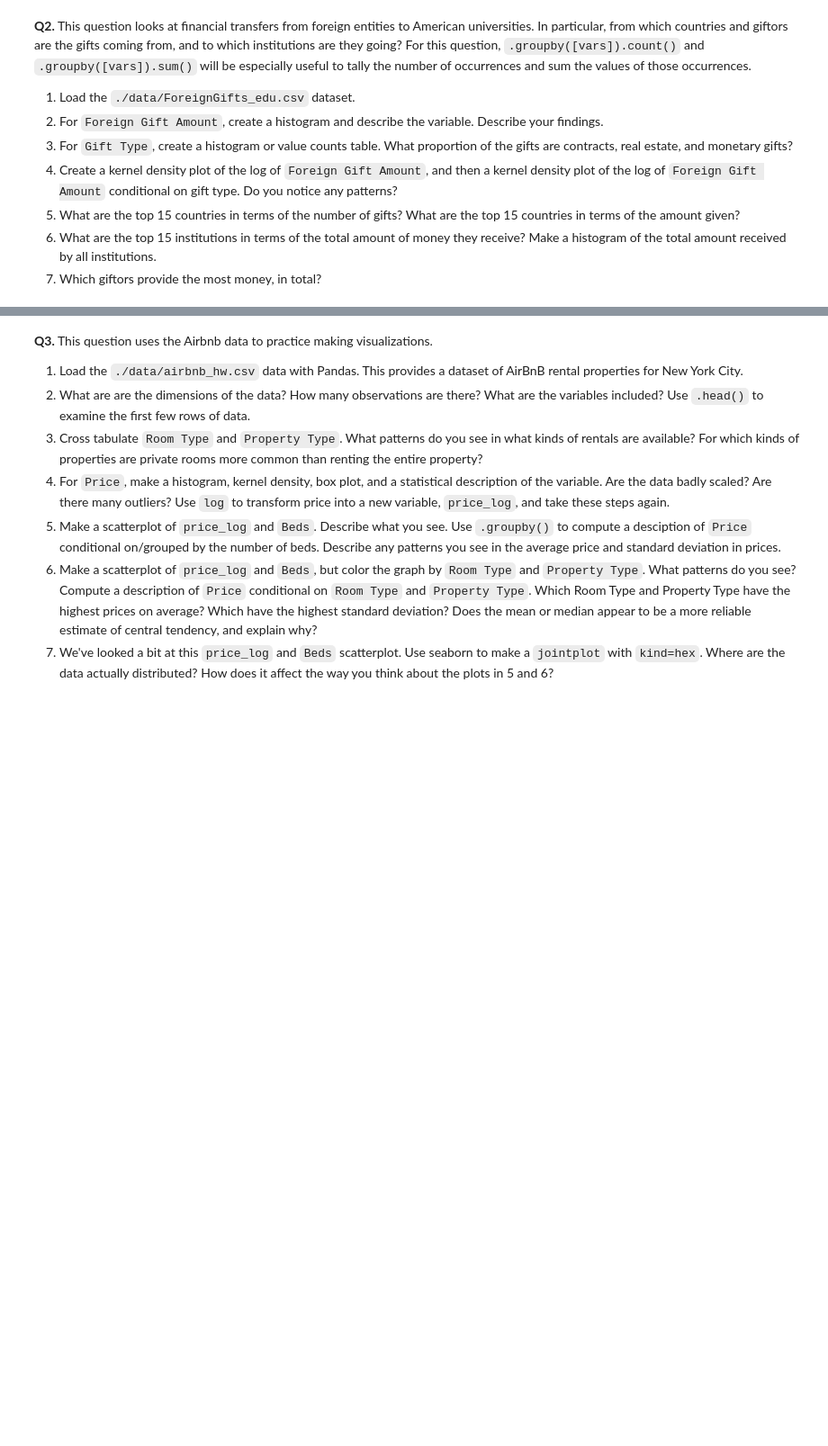
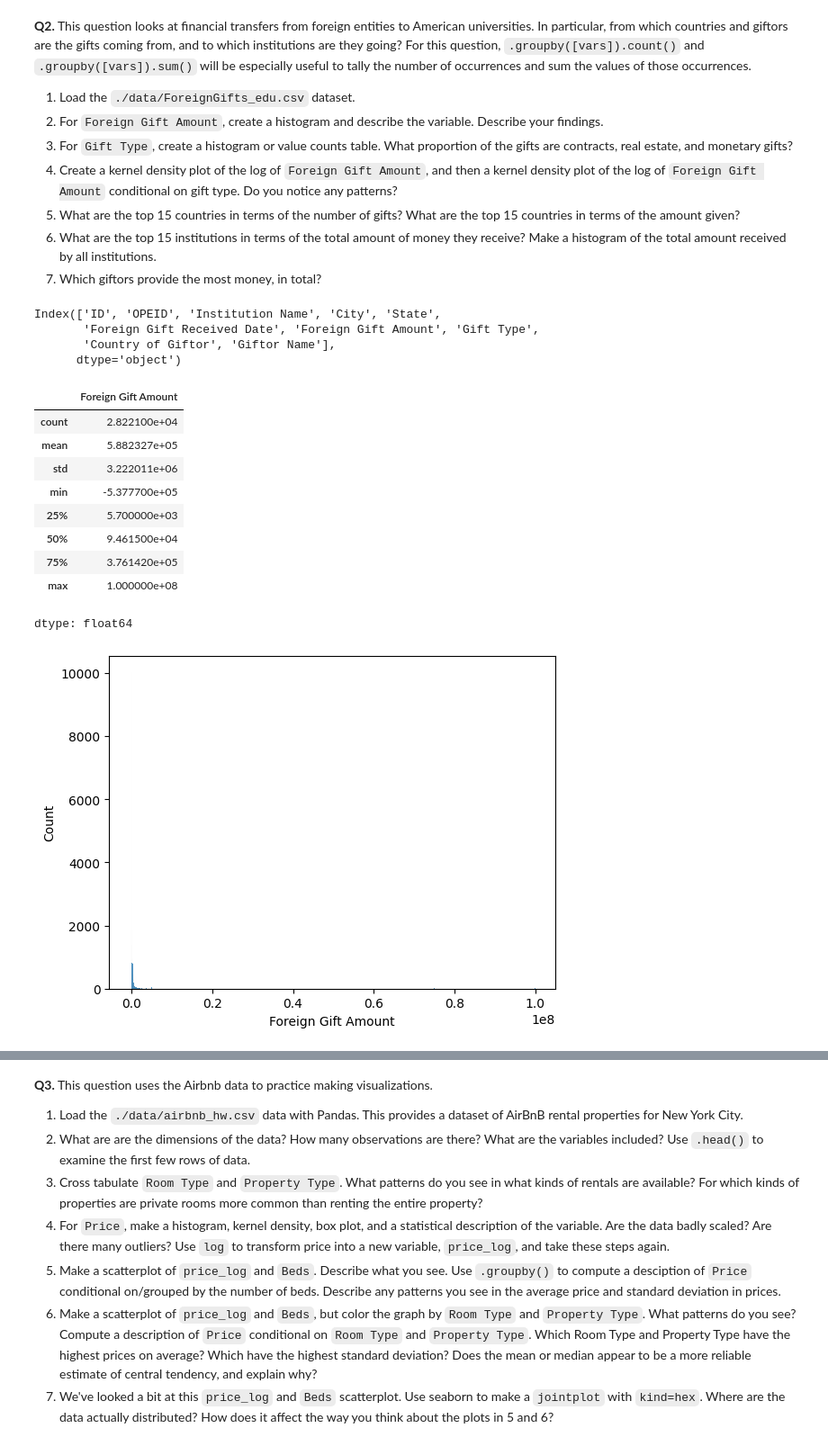
Before and after one commit to hasitanalluri/EDA, a Jupyter notebook: assignment/assignment.ipynb, the cells around one changed output, grey strips where cells are left out. Shown at 90% size. Saved outputs shown, nothing was run; the diff lists cells and outputs as text; code cells hidden in the pictures; blank space fills up the shorter version.

```diff
--- a/assignment/assignment.ipynb
+++ b/assignment/assignment.ipynb
@@ -44,3 +38,31 @@ PDF of calculations uploaded into my repo.
 5. What are the top 15 countries in terms of the number of gifts? What are the top 15 countries in terms of the amount given?
 6. What are the top 15 institutions in terms of the total amount of money they receive? Make a histogram of the total amount received by all institutions.
 7. Which giftors provide the most money, in total?
+# %%
+# 1
+import numpy as np
+import pandas as pd
+import matplotlib.pyplot as plt
+import seaborn as sns
+
+df = pd.read_csv('/content/EDA/assignment/data/ForeignGifts_edu.csv') # Load dataset
+
+# 2
+sns.histplot(df["Foreign Gift Amount"])
+df["Foreign Gift Amount"].describe()
+# %% [output]
+Index(['ID', 'OPEID', 'Institution Name', 'City', 'State',
+       'Foreign Gift Received Date', 'Foreign Gift Amount', 'Gift Type',
+       'Country of Giftor', 'Giftor Name'],
+      dtype='object')
+|  | Foreign Gift Amount |
+| count | 2.822100e+04 |
+| mean | 5.882327e+05 |
+| std | 3.222011e+06 |
+| min | -5.377700e+05 |
+| 25% | 5.700000e+03 |
+| 50% | 9.461500e+04 |
+| 75% | 3.761420e+05 |
+| max | 1.000000e+08 |
+dtype: float64
+[figure, added]
```
Also changed, not shown: parts of 9 cells of this notebook.
